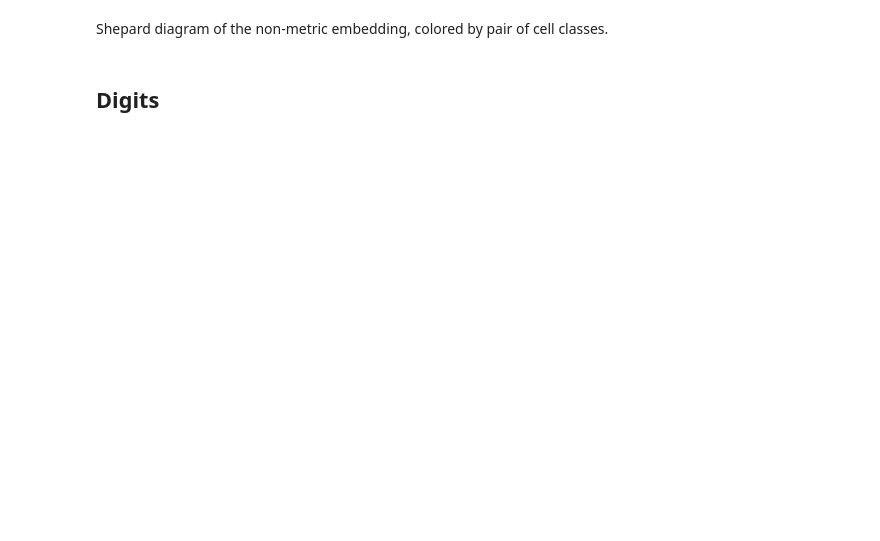
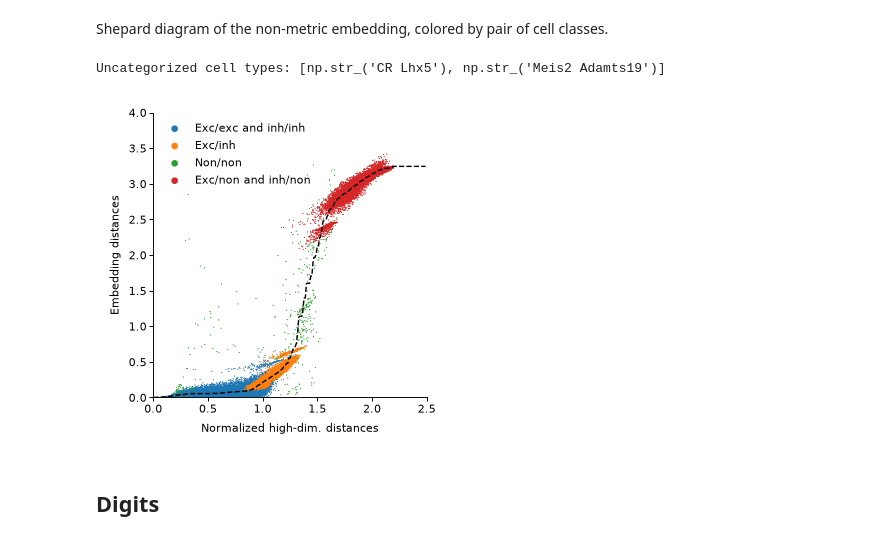
Before and after one commit to kobaklab/nmds, a Jupyter notebook: code/notebooks/figures_embeddings.ipynb, the cells around one changed output. Saved outputs shown, nothing was run; the diff lists cells and outputs as text; code cells hidden in the pictures; blank space fills up the shorter version.

```diff
--- a/code/notebooks/figures_embeddings.ipynb
+++ b/code/notebooks/figures_embeddings.ipynb
@@ -169,34 +178,37 @@ def tasic_distance_plot(Z, add_isotonic_line=False):
     classes[np.isin(ann[ind], exc_types)] = 0
     classes[np.isin(ann[ind], inh_types)] = 1
     classes[np.isin(ann[ind], non_types)] = 3
     d_classes = np.abs(classes + classes[:, np.newaxis])
 
     dd = np.zeros(d_classes.shape).astype(int) - 10
     dd[np.isin(d_classes, [0, 2])] = 0
     dd[d_classes == 1] = 1
     dd[d_classes == 6] = 2
     dd[np.isin(d_classes, [3, 4])] = 3
 
     labels = ["Exc/exc and inh/inh", "Exc/inh", "Non/non", "Exc/non and inh/non"]
     for i, label in enumerate(labels):
         plt.scatter(d1.ravel()[dd.ravel() == i], d2.ravel()[dd.ravel() == i],
                     s=1, ec="none", label=label, rasterized=True)
 
     plt.xlim([0, 2.5])
-    plt.ylim([0, 6])
+    plt.ylim([0, 4])
     legend = plt.legend()
     for handle in legend.legend_handles:
         handle.set_sizes([50])
 
     if add_isotonic_line:
         ir = IsotonicRegression(out_of_bounds="clip").fit(d1.ravel(), d2.ravel())
         xgrid = np.arange(0, 2.5, 0.01)
         plt.plot(xgrid, ir.predict(xgrid), "k--")
     return fig
 
 
 fig = tasic_distance_plot(load_Z("tasic", method_for("Non-metric", "tasic")), add_isotonic_line=True)
 save(fig, "tasic-shepard")
+# %% [output]
+Uncategorized cell types: [np.str_('CR Lhx5'), np.str_('Meis2 Adamts19')]
+[figure, added]
 # %% [markdown]
 ## Digits
 # %%
```
Also changed, not shown: parts of 5 cells of this notebook, 16 other files.
